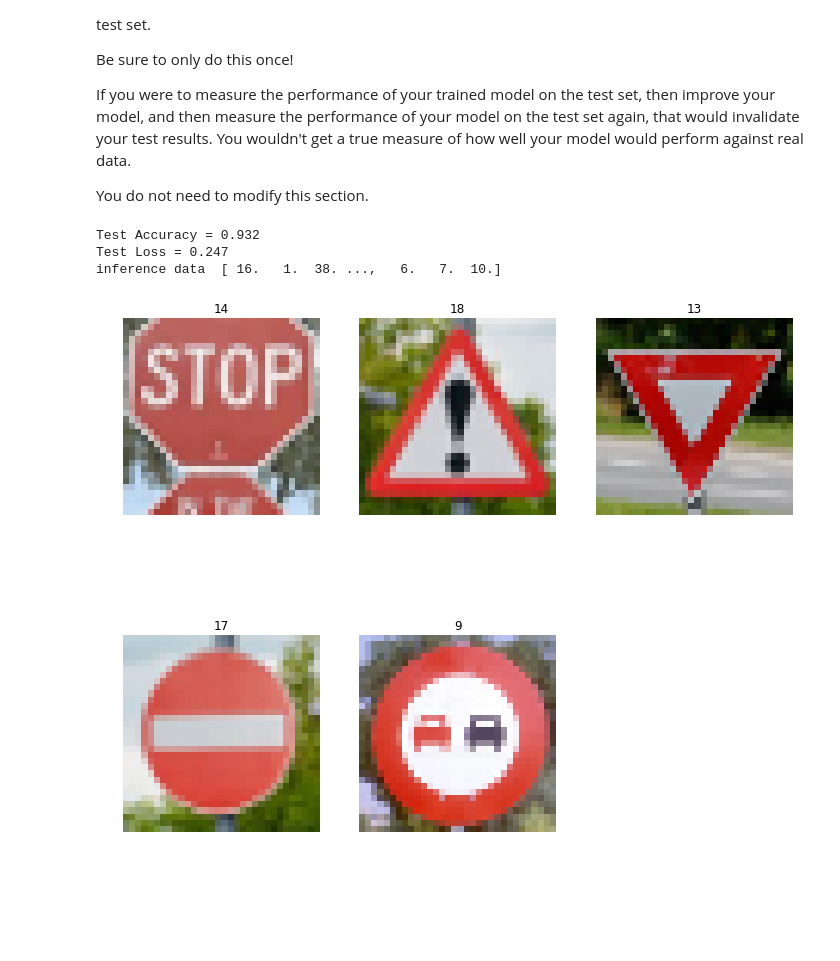
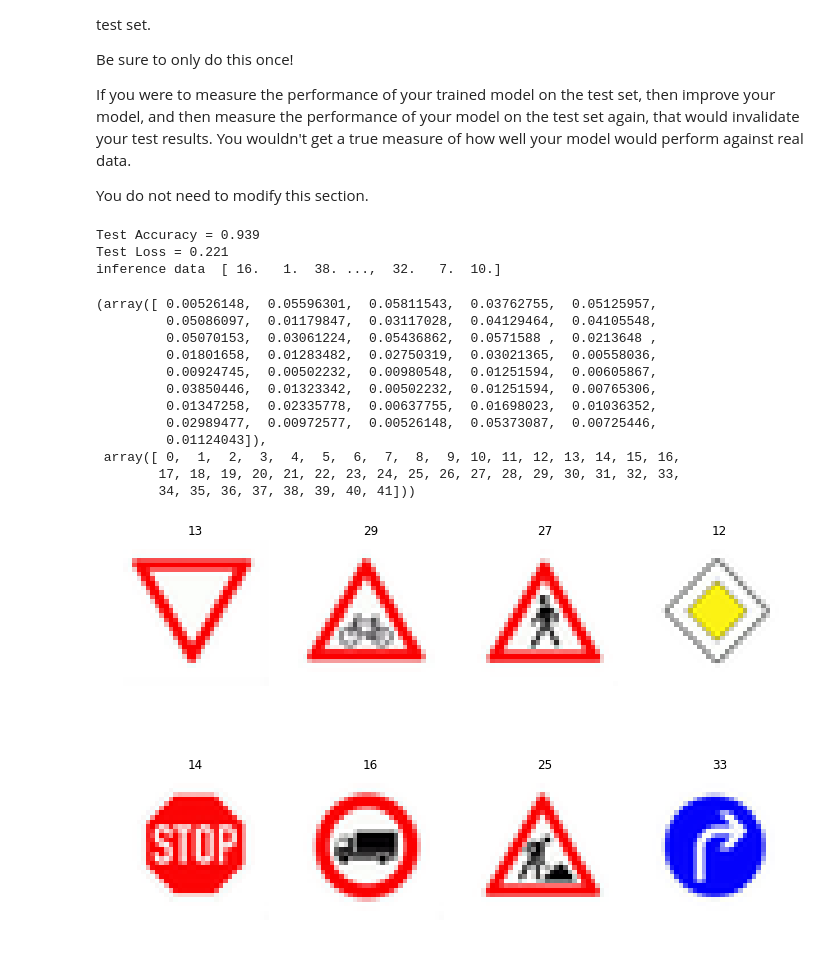
Before and after one commit to mg03/CarND-Traffic-Sign-Classifier-Project, a Jupyter notebook: maybeworks/LeNet-Lab-Solution.ipynb, the cells around one changed output. Drawn from its saved outputs; the diff is of its cells as text; code cells hidden in the pictures; blank space fills up the shorter version.

```diff
--- a/maybeworks/LeNet-Lab-Solution.ipynb
+++ b/maybeworks/LeNet-Lab-Solution.ipynb
@@ -560,87 +560,68 @@ If you were to measure the performance of your trained model on the test set, th
 You do not need to modify this section.
 # %%
 with tf.Session() as sess:
-#     saver.restore(sess, tf.train.latest_checkpoint('.'))
-    saver = tf.train.import_meta_graph('lenet.meta')
+    saver.restore(sess, tf.train.latest_checkpoint('.'))
+#     saver = tf.train.import_meta_graph('lenet.meta')
 #     saver_outside.restore(sess, tf.train.latest_checkpoint('.'))
-    saver.restore(sess, "./lenet")
+#     saver.restore(sess, "./lenet")
 
     test_accuracy, test_loss, inference_data = evaluate(X_test_gry, y_test)
     print("Test Accuracy = {:.3f}".format(test_accuracy))
     print("Test Loss = {:.3f}".format(test_loss))
     print("inference data ", inference_data)
 # %% [output]
-Test Accuracy = 0.932
-Test Loss = 0.247
-inference data  [ 16.   1.  38. ...,   6.   7.  10.]
+Test Accuracy = 0.939
+Test Loss = 0.221
+inference data  [ 16.   1.  38. ...,  32.   7.  10.]
+# %%
+# test_inference_per_class = np.bincount(inference_data)
+np.histogram(inference_data, bins=np.arange(42), density=True)
+# %% [output]
+(array([ 0.00526148,  0.05596301,  0.05811543,  0.03762755,  0.05125957,
+         0.05086097,  0.01179847,  0.03117028,  0.04129464,  0.04105548,
+         0.05070153,  0.03061224,  0.05436862,  0.0571588 ,  0.0213648 ,
+         0.01801658,  0.01283482,  0.02750319,  0.03021365,  0.00558036,
+         0.00924745,  0.00502232,  0.00980548,  0.01251594,  0.00605867,
+         0.03850446,  0.01323342,  0.00502232,  0.01251594,  0.00765306,
+         0.01347258,  0.02335778,  0.00637755,  0.01698023,  0.01036352,
+         0.02989477,  0.00972577,  0.00526148,  0.05373087,  0.00725446,
+         0.01124043]),
+ array([ 0,  1,  2,  3,  4,  5,  6,  7,  8,  9, 10, 11, 12, 13, 14, 15, 16,
+        17, 18, 19, 20, 21, 22, 23, 24, 25, 26, 27, 28, 29, 30, 31, 32, 33,
+        34, 35, 36, 37, 38, 39, 40, 41]))
 # %%
 #reading in an image
 %matplotlib inline
 import glob
 import matplotlib.image as mpimg
 import matplotlib.pyplot as plt
 import cv2
 import os
 import numpy as np
 
 plt.figure(figsize=(12, 16.5))
 
 outside_images = []
-outside_labels = [14, 18, 13, 17, 9]
+outside_labels = [13, 29, 27, 12, 14, 16, 25, 33]
 
-for i, img in enumerate(glob.glob('./outsied_images_2/*.png')):
+for i, img in enumerate(glob.glob('./test_batch1/*.png')):
 #     print(i, img)
     image = mpimg.imread(img)
 #     image = cv2.cvtColor(image, cv2.COLOR_BGR2RGB)
+#     print("! " ,image.shape)
     outside_images.append(image)
-    plt.subplot(3, 3, i+1)
+    plt.subplot(4, 4, i+1)
     plt.imshow(image)
     plt.title(outside_labels[i])
     plt.axis('off')
 plt.show()
 
 # convert to numpy array, the expected input type
 outside_images = np.asarray(outside_images)
 
 outside_images_gry = np.sum(outside_images/3, axis=3, keepdims=True)
 
 outside_images_gry = outside_images_gry.astype(np.float, copy=False)
-
-#########
-# imge=outside_images_gry[0]
-# imge=np.squeeze(imge, axis=2).shape
-# print(imge)
-# print(type(imge))
-
-# plt.figure(figsize=(12, 16.5))
-# plt.imshow(np.asarray(imge), cmap='gray')
-# plt.show()
-
-# n_outside_images=len(outside_images_gry)
-# plt.figure(figsize=(12, 16.5))
-# for i in range(0, n_outside_images):
-#     plt.subplot(3, 3, i+1)
-# #     x_selected = X_data[y_data == i]
-# # #     print(len(x_selected))
-#     image=outside_images_gry[i]
-#     plt.imshow(image) #to draw the first image in each label/class
-#     plt.title(i)
-#     plt.axis('off')
-#     num_of_samples.append(len(x_selected))
-# plt.show()
-
-
-
-# own_images = np.array([mpimg.imread("./outsied_images_2/" + imageName) for imageName in os.listdir("./outsied_images_2")])
-
-# # for image in own_images:
-# #     plt.imshow(image)
-# #     plt.show()
-
-# # convert to B/W
-# own_images_bw = np.array([cv2.cvtColor(image, cv2.COLOR_RGB2GRAY) for image in own_images])
-# own_images_bw = own_images_bw[...,np.newaxis].astype(np.float)
-# print(own_images_bw.dtype)
 # %% [output]
-[figure, old version]
+[figure, new version]
 # %%
```
Also changed, not shown: parts of 5 cells of this notebook, 19 other files.
